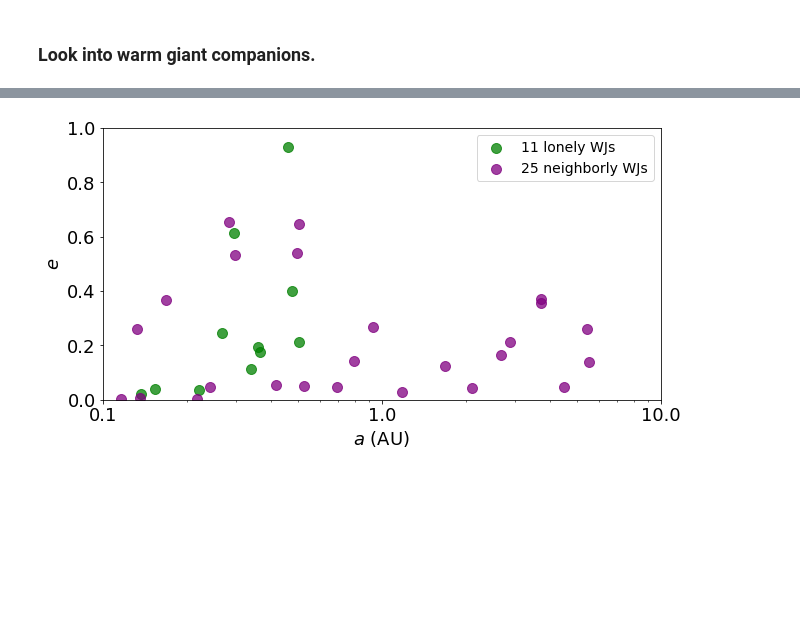
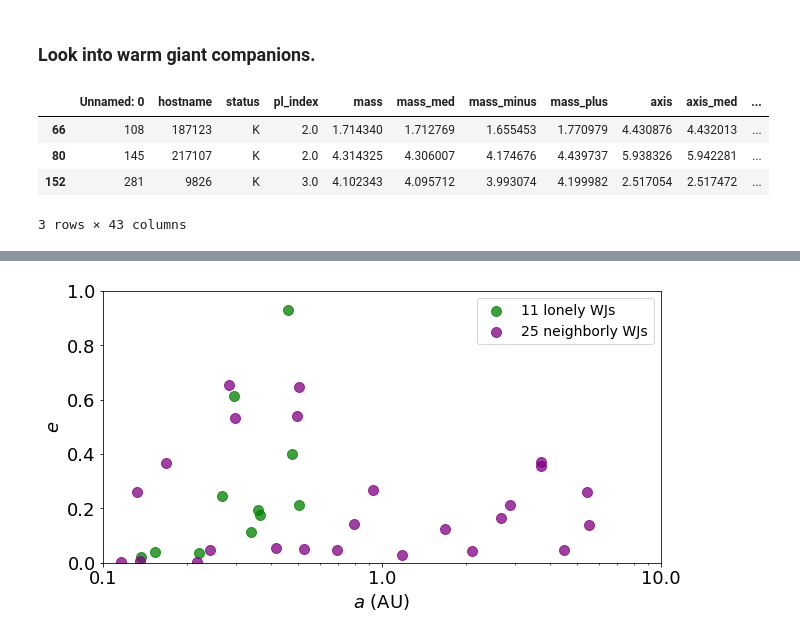
Before and after one commit to leerosenthalj/CLSIV, a Jupyter notebook: Notebook_Axis.ipynb, the cells around one changed output, grey strips where cells are left out. Cells and saved outputs as stored; diff of their text form; code cells hidden in the pictures; blank space fills up the shorter version.

```diff
--- a/Notebook_Axis.ipynb
+++ b/Notebook_Axis.ipynb
@@ -263,0 +283,10 @@ giants_single_trend_yes
+# %%
+cold_hotties = cold_giants.query('hostname in @hotties_names')
+# %%
+cold_hotties
+# %% [output]
+|  | Unnamed: 0 | hostname | status | pl_index | mass | mass_med | mass_minus | mass_plus | axis | axis_med | ... |
+| 66 | 108 | 187123 | K | 2.0 | 1.714340 | 1.712769 | 1.655453 | 1.770979 | 4.430876 | 4.432013 | ... |
+| 80 | 145 | 217107 | K | 2.0 | 4.314325 | 4.306007 | 4.174676 | 4.439737 | 5.938326 | 5.942281 | ... |
+| 152 | 281 | 9826 | K | 3.0 | 4.102343 | 4.095712 | 3.993074 | 4.199982 | 2.517054 | 2.517472 | ... |
+3 rows × 43 columns
```
Also changed, not shown: parts of 24 cells of this notebook, 1 other file.
